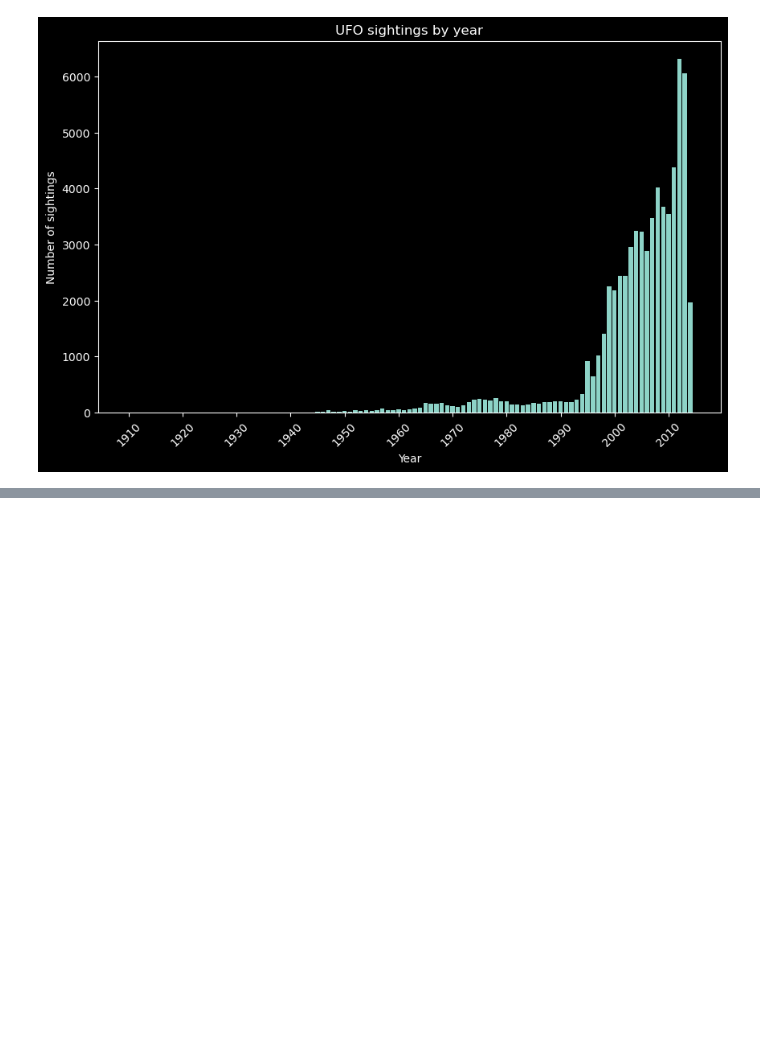
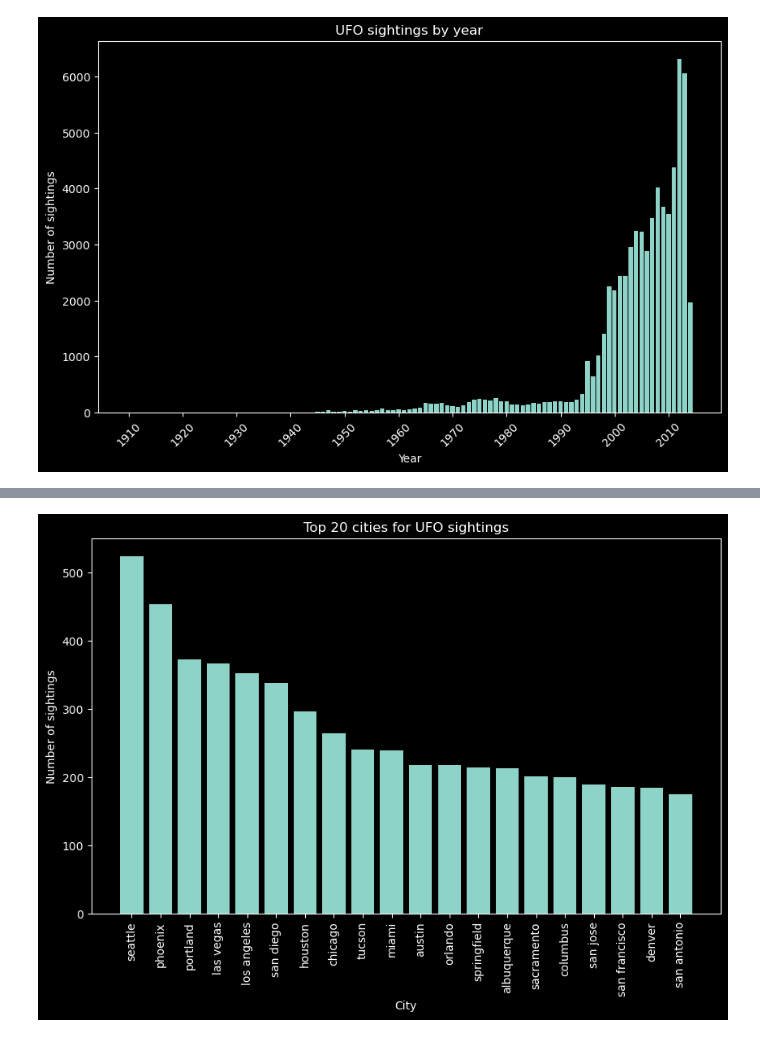
Before and after one commit to KushAGarg/project-3, a Jupyter notebook: data/andrew.ipynb, the cells around one changed output, grey strips where cells are left out. Saved outputs shown, nothing was run; the diff lists cells and outputs as text; code cells hidden in the pictures; blank space fills up the shorter version.

```diff
--- a/data/andrew.ipynb
+++ b/data/andrew.ipynb
@@ -149,0 +171,5 @@ plt.show()
+# %%
+# Top cities for UFO sightings
+sightings_by_city = df_ufo.groupby("city").count()
+sightings_by_city = sightings_by_city["ID"].sort_values(ascending=False)
+sightings_by_city.head(10)
@@ -149,0 +189,20 @@ plt.show()
+# %%
+# Graph top 20 cities for UFO sightings
+
+# Create the plot
+plt.style.use('dark_background')
+plt.figure(figsize=(10, 6))
+plt.bar(sightings_by_city.index[:20], sightings_by_city.values[:20])
+
+# Customize x-axis ticks to show only every decade
+plt.xticks(rotation = 90)
+
+# Set labels and title
+plt.xlabel('City')
+plt.ylabel('Number of sightings')
+plt.title('Top 20 cities for UFO sightings')
+
+# Show the plot
+plt.show()
+# %% [output]
+[figure, added]
```
Also changed, not shown: parts of 6 cells of this notebook.
